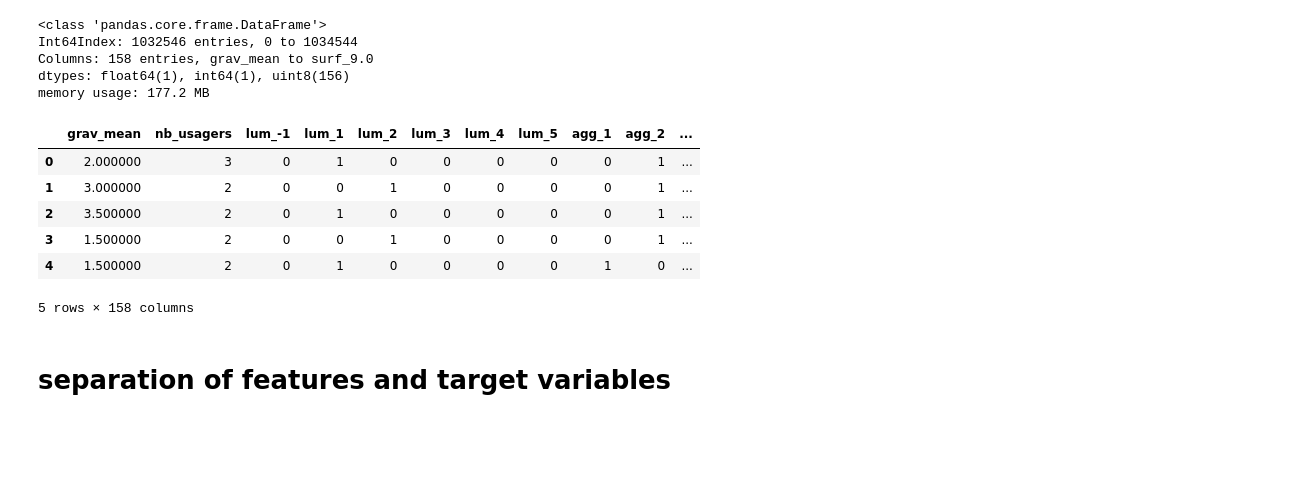
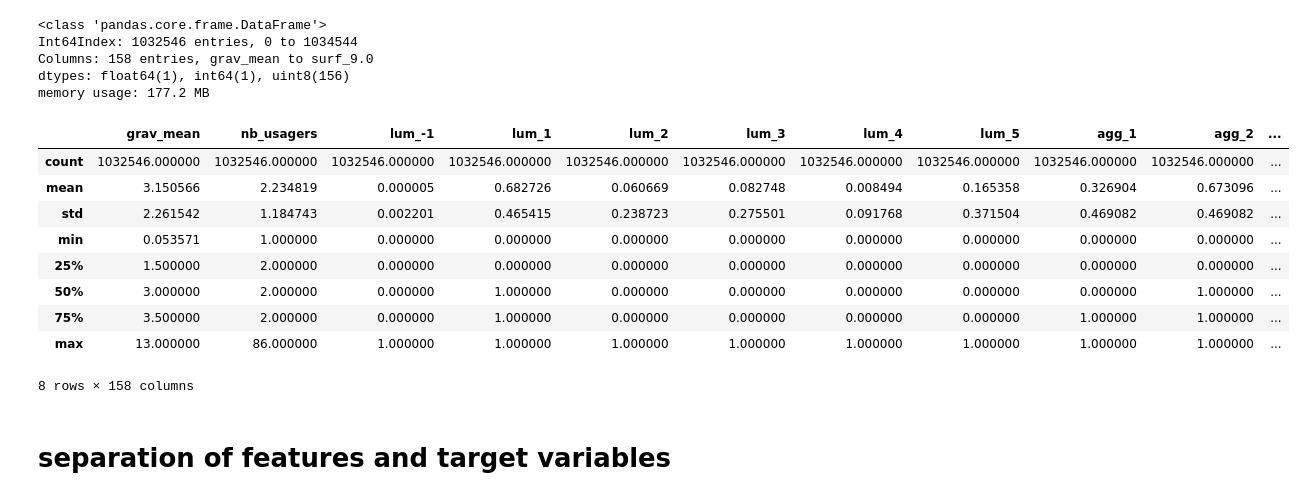
Before and after one commit to trungsi/DS-project---Road-accidents-in-France, a Jupyter notebook: Linear_regressions.ipynb, the cells around one changed output. Cells and saved outputs as stored; diff of their text form; code cells hidden in the pictures; blank space fills up the shorter version.

```diff
--- a/Linear_regressions.ipynb
+++ b/Linear_regressions.ipynb
@@ -144,15 +144,18 @@ Columns: 158 entries, grav_mean to surf_9.0
 dtypes: float64(1), int64(1), uint8(156)
 memory usage: 177.2 MB
 # %%
-df.head()
+df.describe()
 # %% [output]
 |  | grav_mean | nb_usagers | lum_-1 | lum_1 | lum_2 | lum_3 | lum_4 | lum_5 | agg_1 | agg_2 | ... |
-| 0 | 2.000000 | 3 | 0 | 1 | 0 | 0 | 0 | 0 | 0 | 1 | ... |
-| 1 | 3.000000 | 2 | 0 | 0 | 1 | 0 | 0 | 0 | 0 | 1 | ... |
-| 2 | 3.500000 | 2 | 0 | 1 | 0 | 0 | 0 | 0 | 0 | 1 | ... |
-| 3 | 1.500000 | 2 | 0 | 0 | 1 | 0 | 0 | 0 | 0 | 1 | ... |
-| 4 | 1.500000 | 2 | 0 | 1 | 0 | 0 | 0 | 0 | 1 | 0 | ... |
+| count | 1032546.000000 | 1032546.000000 | 1032546.000000 | 1032546.000000 | 1032546.000000 | 1032546.000000 | 1032546.000000 | 1032546.000000 | 1032546.000000 | 1032546.000000 | ... |
+| mean | 3.150566 | 2.234819 | 0.000005 | 0.682726 | 0.060669 | 0.082748 | 0.008494 | 0.165358 | 0.326904 | 0.673096 | ... |
+| std | 2.261542 | 1.184743 | 0.002201 | 0.465415 | 0.238723 | 0.275501 | 0.091768 | 0.371504 | 0.469082 | 0.469082 | ... |
+| min | 0.053571 | 1.000000 | 0.000000 | 0.000000 | 0.000000 | 0.000000 | 0.000000 | 0.000000 | 0.000000 | 0.000000 | ... |
+| 25% | 1.500000 | 2.000000 | 0.000000 | 0.000000 | 0.000000 | 0.000000 | 0.000000 | 0.000000 | 0.000000 | 0.000000 | ... |
+| 50% | 3.000000 | 2.000000 | 0.000000 | 1.000000 | 0.000000 | 0.000000 | 0.000000 | 0.000000 | 0.000000 | 1.000000 | ... |
+| 75% | 3.500000 | 2.000000 | 0.000000 | 1.000000 | 0.000000 | 0.000000 | 0.000000 | 0.000000 | 1.000000 | 1.000000 | ... |
+| max | 13.000000 | 86.000000 | 1.000000 | 1.000000 | 1.000000 | 1.000000 | 1.000000 | 1.000000 | 1.000000 | 1.000000 | ... |
-5 rows × 158 columns
+8 rows × 158 columns
 # %% [markdown]
 # separation of features and target variables
 # %%
```
Also changed, not shown: parts of 10 cells of this notebook.
